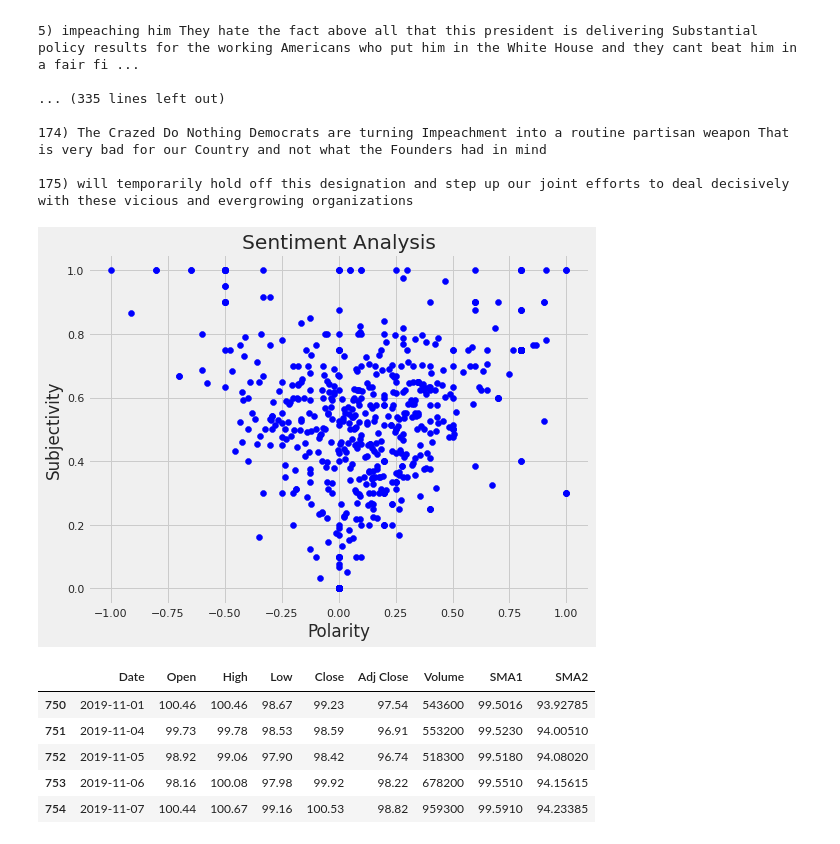
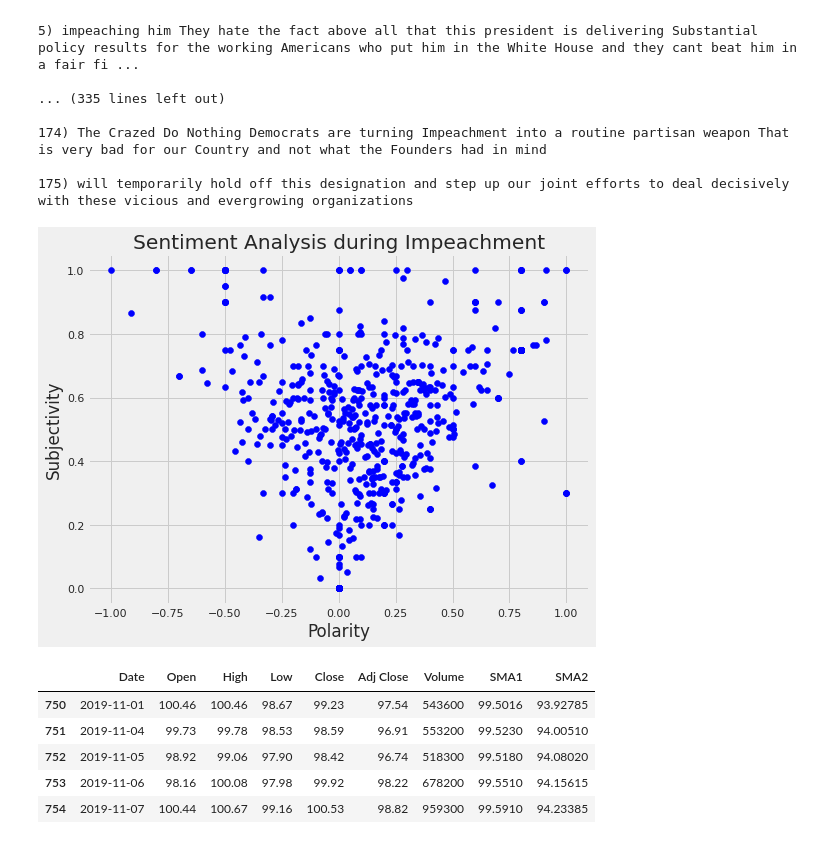
Before and after one commit to cybertraining-dsc/fa20-523-307, a Jupyter notebook: project/Analysis of Financial Markets based on President Trump's Tweets.ipynb, the cells around one changed output. Saved outputs shown, nothing was run; the diff lists cells and outputs as text; code cells hidden in the pictures.

```diff
--- a/project/Analysis of Financial Markets based on President Trump's Tweets.ipynb
+++ b/project/Analysis of Financial Markets based on President Trump's Tweets.ipynb
@@ -717,13 +729,13 @@ Printing negative tweets:
 # %%
 plt.figure(figsize=(8,6))
 for i in list(sortedDF.index):
   plt.scatter(impeachment_tweets["Polarity"][i], impeachment_tweets["Subjectivity"][i], color='Blue')
-plt.title('Sentiment Analysis')
+plt.title('Sentiment Analysis during Impeachment')
 plt.xlabel('Polarity')
 plt.ylabel('Subjectivity')
 plt.show()
 # %% [output]
-[figure, old version]
+[figure, new version]
 # %%
 impeachment_stock_data = stock_data.drop(labels=['SMA1', 'SMA2'], axis=1)
 # %%
```
Also changed, not shown: parts of 10 cells of this notebook.
